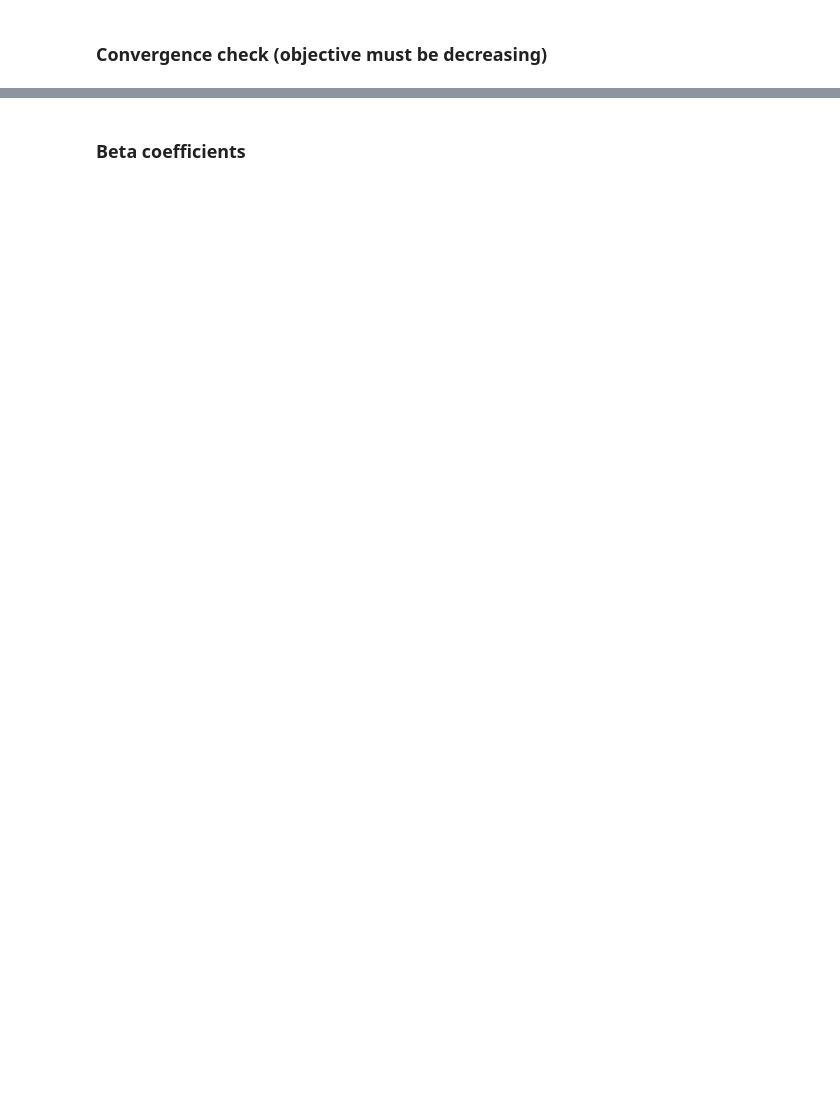
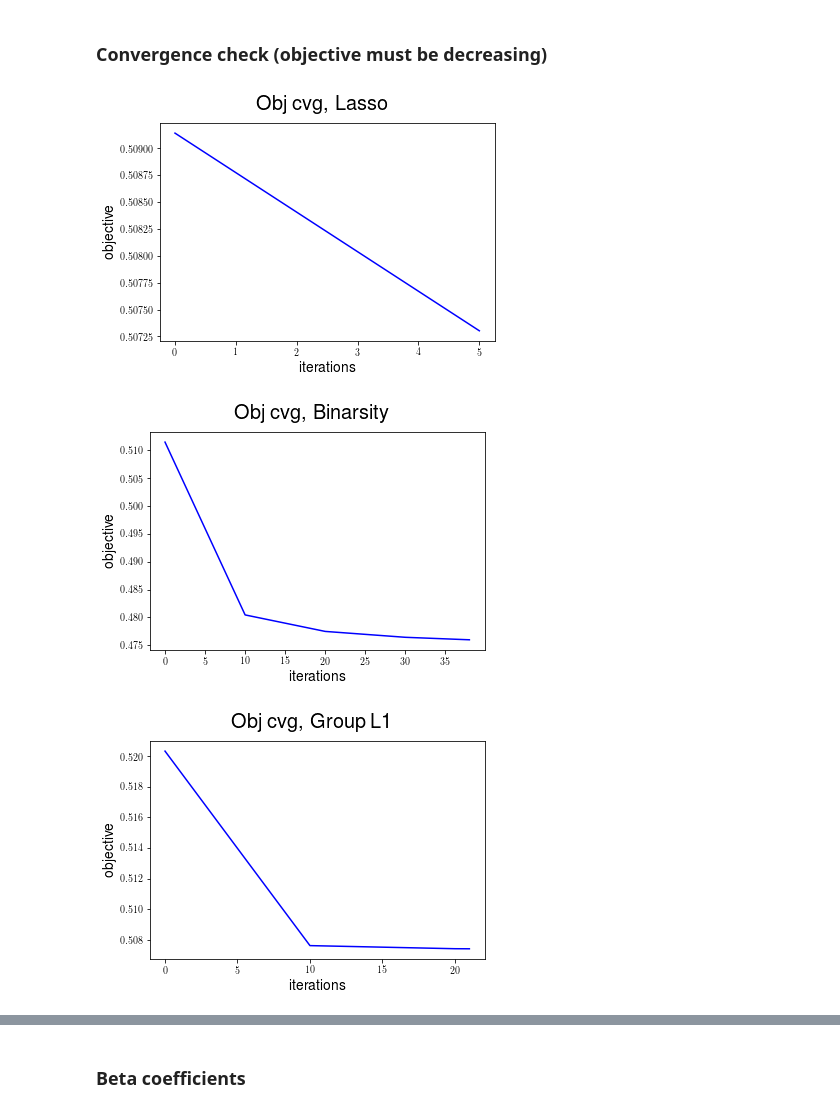
Before and after one commit to SimonBussy/binarsity, a Jupyter notebook: edit_result.ipynb, the cells around one changed output, grey strips where cells are left out. Drawn from its saved outputs; the diff is of its cells as text; code cells hidden in the pictures; blank space fills up the shorter version.

```diff
--- a/edit_result.ipynb
+++ b/edit_result.ipynb
@@ -45,16 +99,22 @@ df.head()
 # %% [markdown]
 ### Convergence check (objective must be decreasing)
 # %%
-for fname in os.listdir('./results/cvg'):
+for fname in os.listdir('./%s/cvg' % directory):
     if fname[0] != '.':
-        cvg = np.load('./results/cvg/' + str(fname))
-        n_iter = cvg[:, 0]
-        obj = cvg[:, 1]
-        fname = fname.split('.')[0].split('-')[1].replace('_',' ')
-        fig = pl.figure()
-        pl.suptitle("Objective convergence, %s" % fname,
-                    fontsize=14, fontweight='bold')
-        pl.xlabel('iterations')
-        pl.ylabel('Objective')
-        pl.plot(n_iter, obj, '-b')
-        pl.show()
+        model_num = fname.split('-')[0]
+        if ((final_setup and int(model_num) not in [1, 3, 4]) or not final_setup):
+            cvg = np.load('./%s/cvg/' % directory + str(fname))
+            n_iter = cvg[:, 0]
+            obj = cvg[:, 1]
+            fname = fname.split('.')[0].split('-')[1].replace('_',' ')
+            fig = pl.figure()
+            pl.suptitle("Obj cvg, %s" % fname,
+                        fontsize=20, fontweight='bold')
+            pl.xlabel('iterations', fontsize=14)
+            pl.ylabel('objective', fontsize=14)
+            pl.plot(n_iter, obj, '-b')
+            pl.show()
+# %% [output]
+[figure, added]
+[figure, added]
+[figure, added]
```
Also changed, not shown: parts of 14 cells of this notebook, 53 other files.
